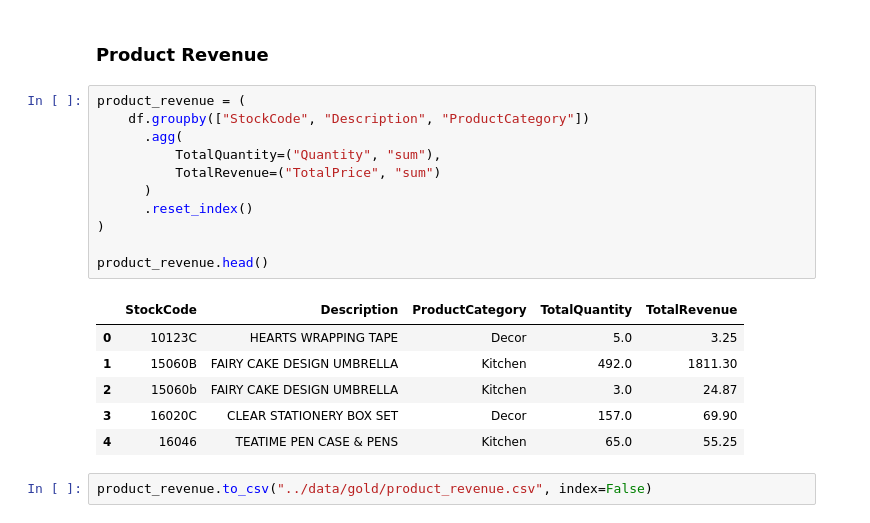
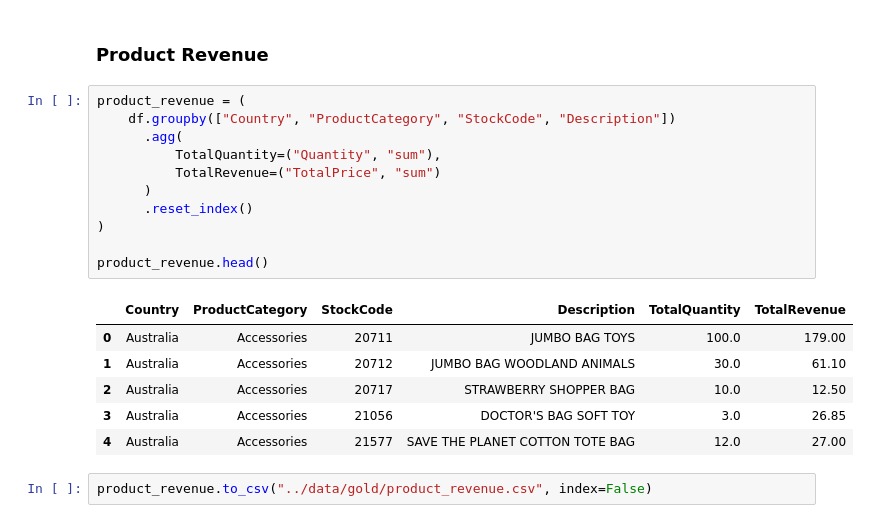
Before and after one commit to ShaikhIqbalWaseem/online-retail-sales-analysis, a Jupyter notebook: notebooks/02_Data_Analysis.ipynb, the cells around one changed output. Drawn from its saved outputs; the diff is of its cells as text.

```diff
--- a/notebooks/02_Data_Analysis.ipynb
+++ b/notebooks/02_Data_Analysis.ipynb
@@ -173,22 +183,22 @@ country_revenue.to_csv("../data/gold/country_revenue.csv", index=False)
 ### Product Revenue
 # %%
 product_revenue = (
-    df.groupby(["StockCode", "Description", "ProductCategory"])
+    df.groupby(["Country", "ProductCategory", "StockCode", "Description"])
       .agg(
           TotalQuantity=("Quantity", "sum"),
           TotalRevenue=("TotalPrice", "sum")
       )
       .reset_index()
 )
 
 product_revenue.head()
 # %% [output]
-|  | StockCode | Description | ProductCategory | TotalQuantity | TotalRevenue |
-| 0 | 10123C | HEARTS WRAPPING TAPE | Decor | 5.0 | 3.25 |
-| 1 | 15060B | FAIRY CAKE DESIGN UMBRELLA | Kitchen | 492.0 | 1811.30 |
-| 2 | 15060b | FAIRY CAKE DESIGN UMBRELLA | Kitchen | 3.0 | 24.87 |
-| 3 | 16020C | CLEAR STATIONERY BOX SET | Decor | 157.0 | 69.90 |
-| 4 | 16046 | TEATIME PEN CASE & PENS | Kitchen | 65.0 | 55.25 |
+|  | Country | ProductCategory | StockCode | Description | TotalQuantity | TotalRevenue |
+| 0 | Australia | Accessories | 20711 | JUMBO BAG TOYS | 100.0 | 179.00 |
+| 1 | Australia | Accessories | 20712 | JUMBO BAG WOODLAND ANIMALS | 30.0 | 61.10 |
+| 2 | Australia | Accessories | 20717 | STRAWBERRY SHOPPER BAG | 10.0 | 12.50 |
+| 3 | Australia | Accessories | 21056 | DOCTOR'S BAG SOFT TOY | 3.0 | 26.85 |
+| 4 | Australia | Accessories | 21577 | SAVE THE PLANET COTTON TOTE BAG | 12.0 | 27.00 |
 # %%
 product_revenue.to_csv("../data/gold/product_revenue.csv", index=False)
 # %% [markdown]
```
Also changed, not shown: parts of 19 cells of this notebook, 3 other files.
